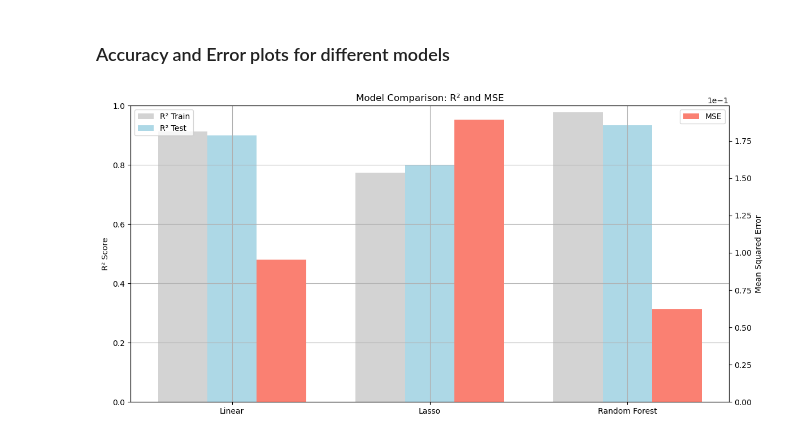
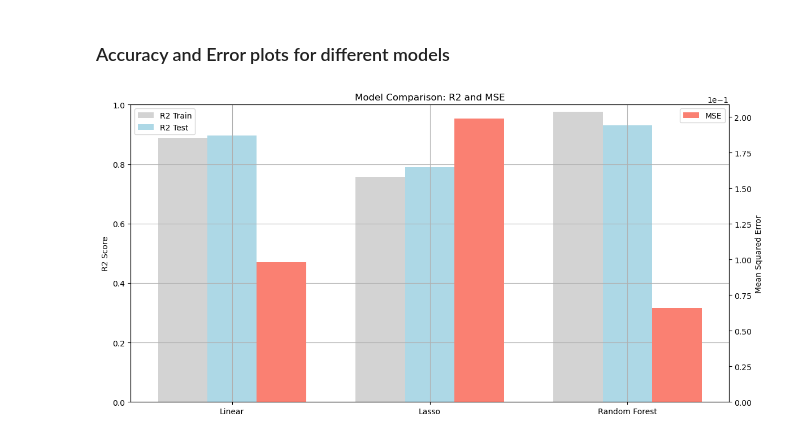
Before and after one commit to kirubhaharini/Car-Price-Prediction, a Jupyter notebook: Car Price Prediction.ipynb, the cells around one changed output. Drawn from its saved outputs; the diff is of its cells as text; code cells hidden in the pictures.

```diff
--- a/Car Price Prediction.ipynb
+++ b/Car Price Prediction.ipynb
@@ -378,8 +382,8 @@ Name: Price, dtype: float64
 <Axes: >
 [figure]
 # %%
-y = np.log1p(df['Price']) #log transform Price (performs better) - since Price has very high values also
-X = df.drop('Price', axis=1)
+y = np.log1p(df_final['Price']) #log transform Price (performs better) - since Price has very high values also
+X = df_final.drop('Price', axis=1)
 # %%
 X.shape, y.shape
 # %% [output]
@@ -403,5 +407,5 @@ plt.show()
 # %%
-selector = SelectKBest(score_func=f_regression,  k=9) # k = 9 based on plot
+selector = SelectKBest(score_func=f_regression,  k=7) # k = 7 based on plot
 X_selected = selector.fit_transform(X, y)
 
 
@@ -415,6 +418,6 @@ Index(['Year', 'Engine', 'Length', 'Width', 'Fuel Tank Capacity',
       dtype='object')
 # %%
-X = df[selected_features]
+X = df_final[selected_features]
 # %%
 X.shape,y.shape
 # %% [output]
@@ -432,7 +435,7 @@ lin_model.fit(X_train,y_train)
 LinearRegression()
 # %%
 Train_pred_linear = lin_model.predict(X_train)
-linear_train_accuracy_score=metrics.r2_score(y_train,Train_pred)
+linear_train_accuracy_score=metrics.r2_score(y_train,Train_pred_linear)
 print("Train R2_score :",linear_train_accuracy_score)
 
 test_pred_linear=lin_model.predict(X_test)
@@ -565,38 +568,38 @@ mse_scores = {
 # %%
 models = ["Linear", "Lasso", "Random Forest"]
 train_r2 = [r2_scores.get(f"{model} (Train)", 0) for model in models]
 test_r2 = [r2_scores.get(f"{model} (Test)", 0) for model in models]
 mse_vals = [mse_scores.get(model, 0) for model in models]
 
 x = np.arange(len(models))
 width = 0.25
 
 # --- Step 3: Plot ---
 
 fig, ax1 = plt.subplots(figsize=(12, 6))
 
 # Plot R² bars on primary y-axis
-bar1 = ax1.bar(x - width, train_r2, width, label='R² Train', color='lightgrey')
-bar2 = ax1.bar(x, test_r2, width, label='R² Test', color='lightblue')
-ax1.set_ylabel('R² Score')
+bar1 = ax1.bar(x - width, train_r2, width, label='R2 Train', color='lightgrey')
+bar2 = ax1.bar(x, test_r2, width, label='R2 Test', color='lightblue')
+ax1.set_ylabel('R2 Score')
 ax1.set_ylim(0, 1)
 ax1.set_xticks(x)
 ax1.set_xticklabels(models)
-ax1.set_title("Model Comparison: R² and MSE")
+ax1.set_title("Model Comparison: R2 and MSE")
 ax1.grid(True)
 ax1.legend(loc='upper left')
 
 # Plot MSE bars on secondary y-axis
 ax2 = ax1.twinx()
 bar3 = ax2.bar(x + width, mse_vals, width, label='MSE', color='salmon')
 ax2.set_ylabel('Mean Squared Error')
 ax2.ticklabel_format(style='sci', axis='y', scilimits=(0, 0))
 ax2.legend(loc='upper right')
 
 plt.tight_layout()
 plt.show()
 # %% [output]
-[figure, old version]
+[figure, new version]
 # %%
 #Best model = RF model (High R2 and Low MSE)
 
```
Also changed, not shown: parts of 21 cells of this notebook, 6 other files.
